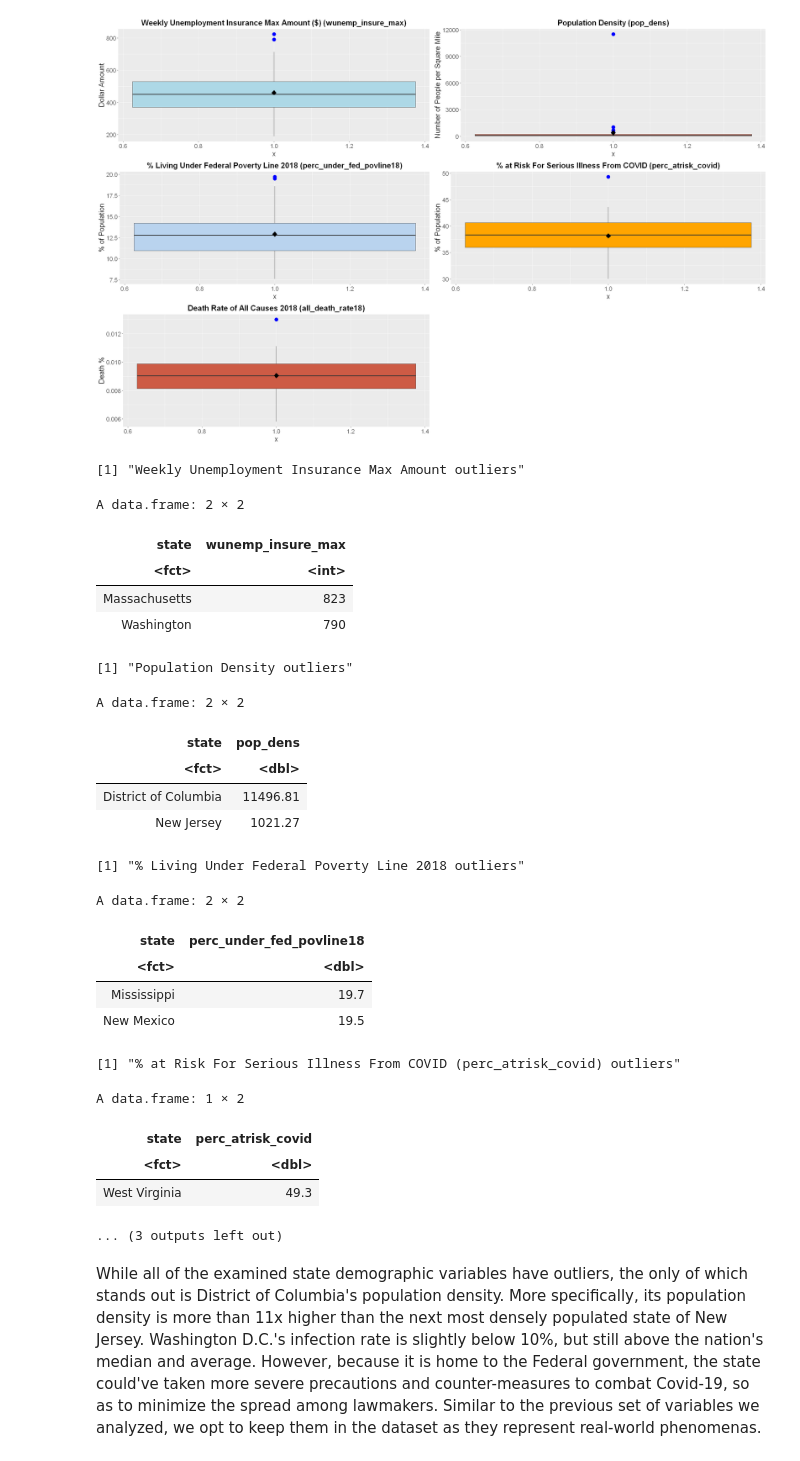
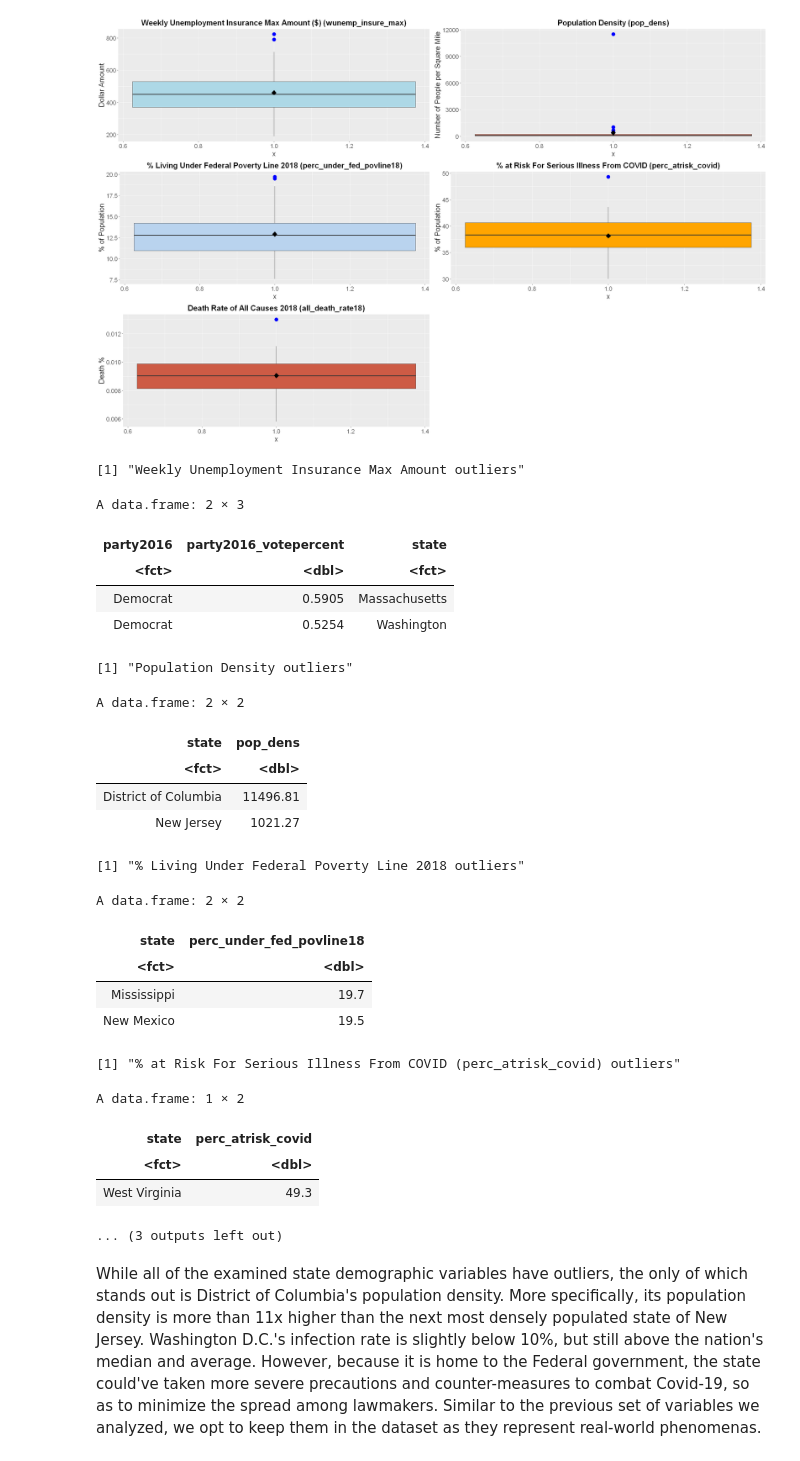
Before and after one commit to mfan86/mids-w203, a Jupyter notebook: lab3/mikefan_lab3_covid.ipynb, the cells around one changed output. Saved outputs shown, nothing was run; the diff lists cells and outputs as text; code cells hidden in the pictures.

```diff
--- a/lab3/mikefan_lab3_covid.ipynb
+++ b/lab3/mikefan_lab3_covid.ipynb
@@ -500,22 +482,22 @@ plot_grid(insuremax_box, popdens_box, underpoverty_box, atrisk_box, alldeath18_b
 [figure]
 # %%
 "Weekly Unemployment Insurance Max Amount outliers"
-top_n(df_covid2, 2, wunemp_insure_max) %>% arrange(desc(wunemp_insure_max)) %>% select(state, wunemp_insure_max)
+top_n(df_covid2, 2, wunemp_insure_max) %>% arrange(desc(wunemp_insure_max)) %>% select(1:3)
 "Population Density outliers"
 top_n(df_covid2, 2, pop_dens) %>% arrange(desc(pop_dens)) %>% select(state, pop_dens)
 "% Living Under Federal Poverty Line 2018 outliers"
 top_n(df_covid2, 2, perc_under_fed_povline18) %>% arrange(desc(perc_under_fed_povline18)) %>% select(state, perc_under_fed_povline18)
 "% at Risk For Serious Illness From COVID (perc_atrisk_covid) outliers"
 top_n(df_covid2, 1, perc_atrisk_covid) %>% arrange(desc(perc_atrisk_covid)) %>% select(state, perc_atrisk_covid)
 "Death Rate All Causes 2018 outliers"
 top_n(df_covid2, 1, all_death_rate18) %>% arrange(desc(all_death_rate18)) %>% select(state, all_death_rate18)
 # %% [output]
 [1] "Weekly Unemployment Insurance Max Amount outliers"
-A data.frame: 2 × 2
+A data.frame: 2 × 3
-| state | wunemp_insure_max |
-| <fct> | <int> |
-| Massachusetts | 823 |
-| Washington | 790 |
+| party2016 | party2016_votepercent | state |
+| <fct> | <dbl> | <fct> |
+| Democrat | 0.5905 | Massachusetts |
+| Democrat | 0.5254 | Washington |
 [1] "Population Density outliers"
 A data.frame: 2 × 2
 | state | pop_dens |
```
Also changed, not shown: parts of 4 cells of this notebook.
